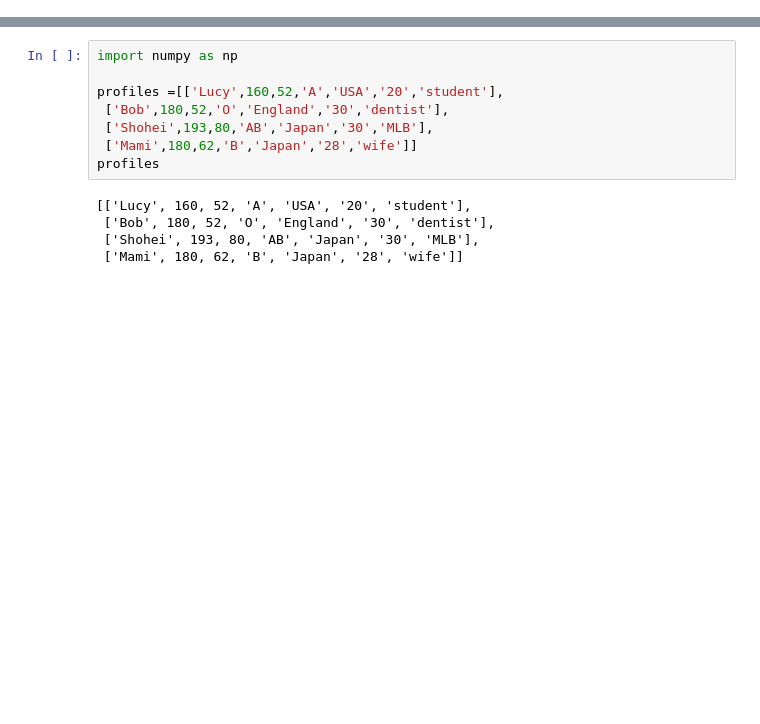
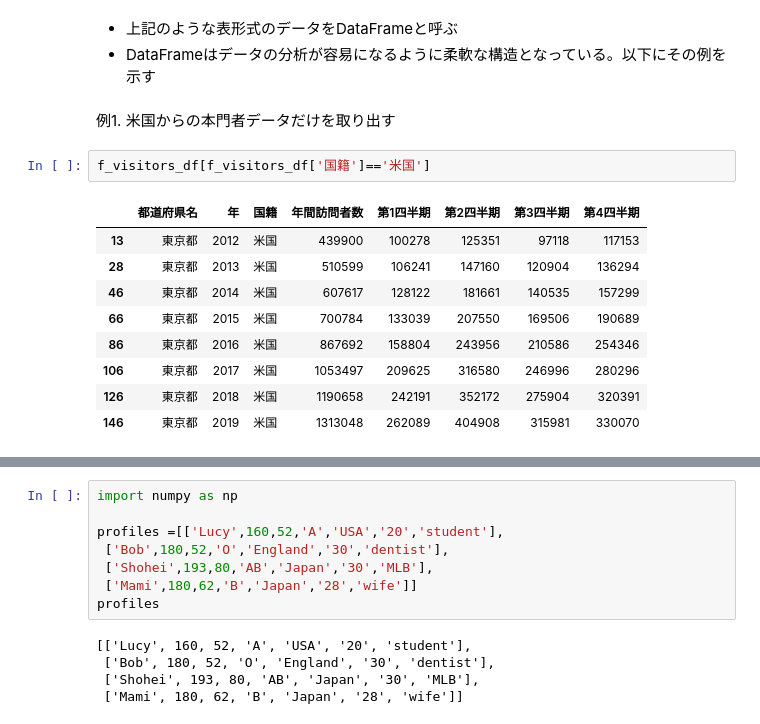
Before and after one commit to ueharaLab/python_intro_dataset1, a Jupyter notebook: Dataframe.ipynb, the cells around one changed output, grey strips where cells are left out. Cells and saved outputs as stored; diff of their text form; blank space fills up the shorter version.

```diff
--- a/Dataframe.ipynb
+++ b/Dataframe.ipynb
@@ -0,0 +91,17 @@
+# %% [markdown]
+- 上記のような表形式のデータをDataFrameと呼ぶ
+- DataFrameはデータの分析が容易になるように柔軟な構造となっている。以下にその例を示す
+# %% [markdown]
+例1. 米国からの本門者データだけを取り出す
+# %%
+f_visitors_df[f_visitors_df['国籍']=='米国']
+# %% [output]
+|  | 都道府県名 | 年 | 国籍 | 年間訪問者数 | 第1四半期 | 第2四半期 | 第3四半期 | 第4四半期 |
+| 13 | 東京都 | 2012 | 米国 | 439900 | 100278 | 125351 | 97118 | 117153 |
+| 28 | 東京都 | 2013 | 米国 | 510599 | 106241 | 147160 | 120904 | 136294 |
+| 46 | 東京都 | 2014 | 米国 | 607617 | 128122 | 181661 | 140535 | 157299 |
+| 66 | 東京都 | 2015 | 米国 | 700784 | 133039 | 207550 | 169506 | 190689 |
+| 86 | 東京都 | 2016 | 米国 | 867692 | 158804 | 243956 | 210586 | 254346 |
+| 106 | 東京都 | 2017 | 米国 | 1053497 | 209625 | 316580 | 246996 | 280296 |
+| 126 | 東京都 | 2018 | 米国 | 1190658 | 242191 | 352172 | 275904 | 320391 |
+| 146 | 東京都 | 2019 | 米国 | 1313048 | 262089 | 404908 | 315981 | 330070 |
```
Also changed, not shown: parts of 9 cells of this notebook, 2 other files.
